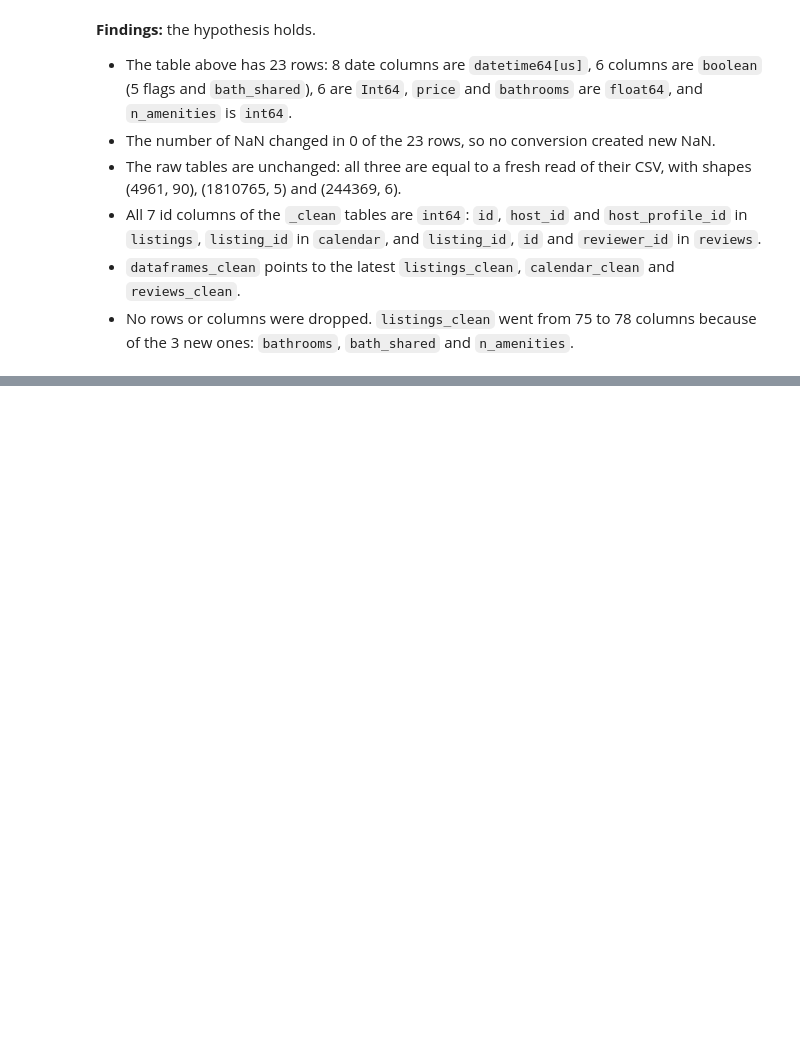
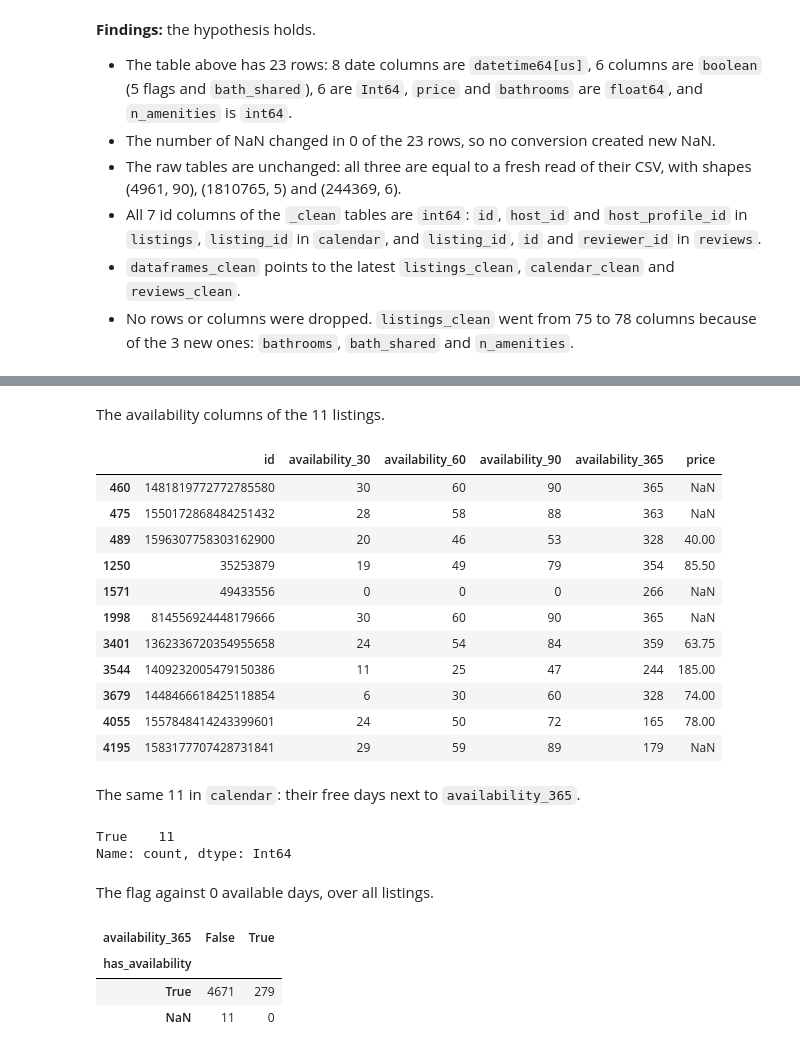
Before and after one commit to kallistratis/thessaloniki-airbnb-analysis, a Jupyter notebook: 01_data_cleaning.ipynb, the cells around one changed output, grey strips where cells are left out. Drawn from its saved outputs; the diff is of its cells as text; code cells hidden in the pictures; blank space fills up the shorter version.

```diff
--- a/01_data_cleaning.ipynb
+++ b/01_data_cleaning.ipynb
@@ -975,0 +1216,34 @@ True True True
+# %% [markdown]
+The availability columns of the 11 listings.
+# %%
+no_flag = listings_clean["has_availability"].isna()
+listings_clean.loc[no_flag, ["id", "availability_30", "availability_60", "availability_90", "availability_365", "price"]]
+# %% [output]
+|  | id | availability_30 | availability_60 | availability_90 | availability_365 | price |
+| 460 | 1481819772772785580 | 30 | 60 | 90 | 365 | NaN |
+| 475 | 1550172868484251432 | 28 | 58 | 88 | 363 | NaN |
+| 489 | 1596307758303162900 | 20 | 46 | 53 | 328 | 40.00 |
+| 1250 | 35253879 | 19 | 49 | 79 | 354 | 85.50 |
+| 1571 | 49433556 | 0 | 0 | 0 | 266 | NaN |
+| 1998 | 814556924448179666 | 30 | 60 | 90 | 365 | NaN |
+| 3401 | 1362336720354955658 | 24 | 54 | 84 | 359 | 63.75 |
+| 3544 | 1409232005479150386 | 11 | 25 | 47 | 244 | 185.00 |
+| 3679 | 1448466618425118854 | 6 | 30 | 60 | 328 | 74.00 |
+| 4055 | 1557848414243399601 | 24 | 50 | 72 | 165 | 78.00 |
+| 4195 | 1583177707428731841 | 29 | 59 | 89 | 179 | NaN |
+# %% [markdown]
+The same 11 in `calendar`: their free days next to `availability_365`.
+# %%
+(calendar_free[no_flag] == listings_clean.loc[no_flag, "availability_365"]).value_counts()
+# %% [output]
+True    11
+Name: count, dtype: Int64
+# %% [markdown]
+The flag against 0 available days, over all listings.
+# %%
+pd.crosstab(listings_clean["has_availability"].astype(object).fillna("NaN"), listings_clean["availability_365"] == 0)
+# %% [output]
+| availability_365 | False | True |
+| has_availability |  |  |
+| True | 4671 | 279 |
+| NaN | 11 | 0 |
```
Also changed, not shown: parts of 105 cells of this notebook.
